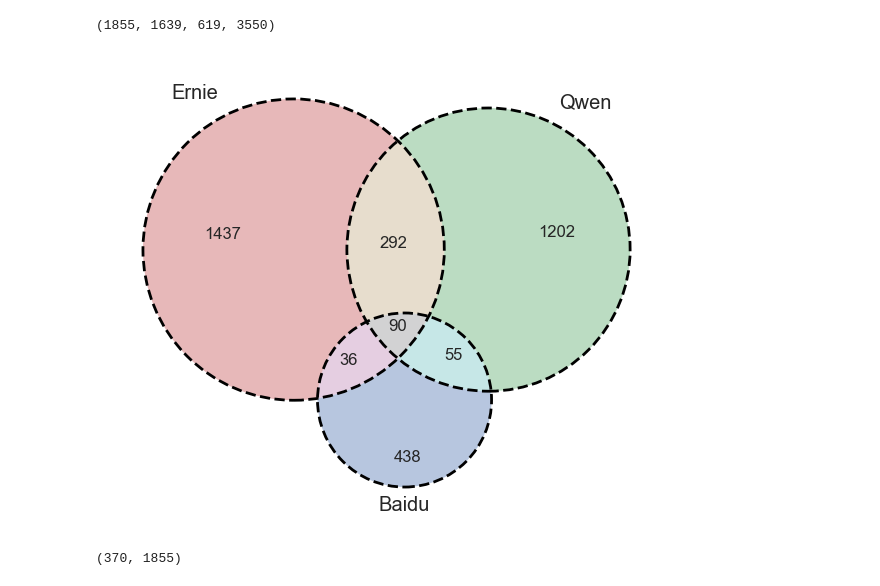
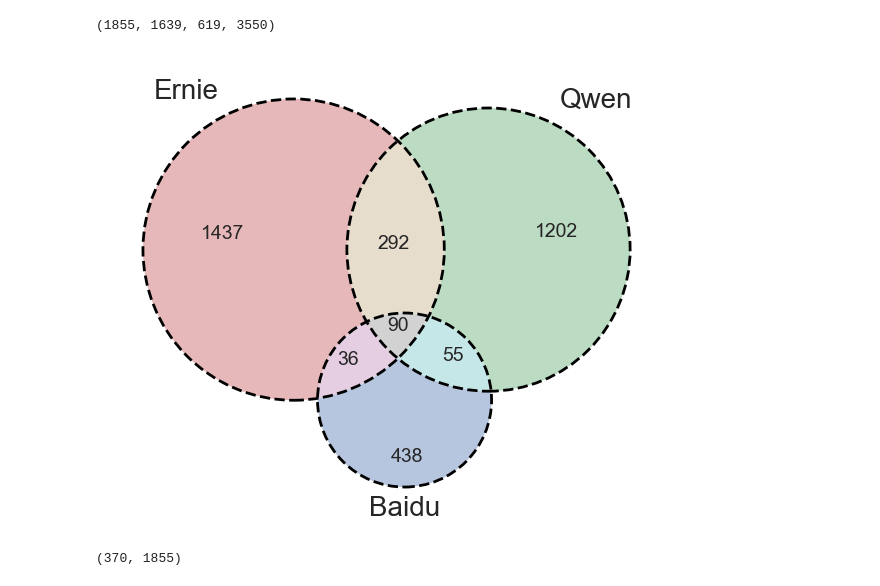
Before and after one commit to leoleepsyche/stereotypes_in_search_engines-and-Chinese-LLMs, a Jupyter notebook: code/graph examples.ipynb, the cells around one changed output. Cells and saved outputs as stored; diff of their text form; code cells hidden in the pictures.

```diff
--- a/code/graph examples.ipynb
+++ b/code/graph examples.ipynb
@@ -407,20 +407,27 @@ len(set_ernie), len(set_qwen), len(set_baidu), len(seen)
 (1855, 1639, 619, 3550)
 # %%
 from matplotlib_venn import venn3, venn3_circles
+# %%
+venn_font_big = 20
+venn_font_small = 14
 # %%
 import seaborn as sns
 import matplotlib.pyplot as plt
 
 sns.set_theme(rc={'figure.figsize':(10, 6)}, style="whitegrid")
 
 g = venn3((set_ernie, set_qwen, set_baidu), set_labels = ('Ernie', 'Qwen', 'Baidu'))
 venn3_circles((set_ernie, set_qwen, set_baidu), linestyle='dashed')
 
+for text in g.set_labels:
+    text.set_fontsize(venn_font_big)
+for text in g.subset_labels:
+    text.set_fontsize(venn_font_small)
 
 plt.savefig('venn3.png', dpi=600)
 plt.show()
 # %% [output]
-[figure, old version]
+[figure, new version]
 # %%
 import json
 
```
Also changed, not shown: parts of 24 cells of this notebook.
